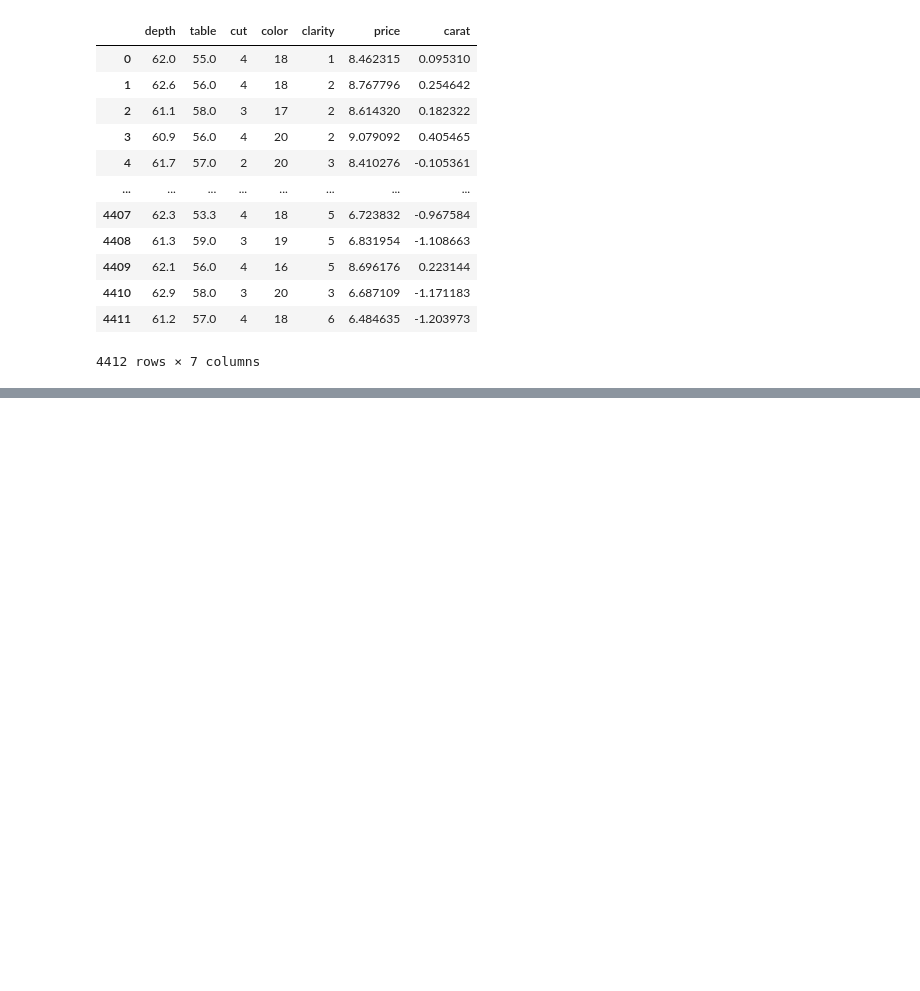
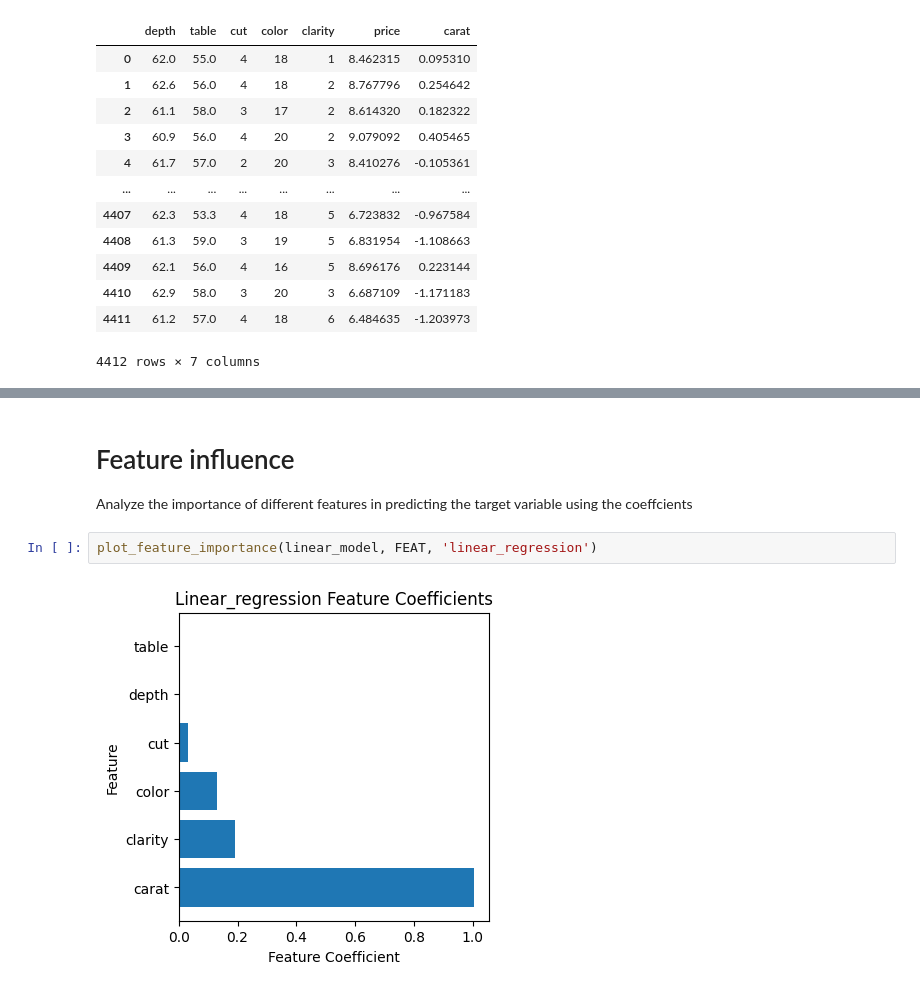
Before and after one commit to matildao-pane/xtream-ai-assignment-engineer, a Jupyter notebook: challenge_1/Training.ipynb, the cells around one changed output, grey strips where cells are left out. Drawn from its saved outputs; the diff is of its cells as text; blank space fills up the shorter version.

```diff
--- a/challenge_1/Training.ipynb
+++ b/challenge_1/Training.ipynb
@@ -74,0 +211,7 @@ for each model you choose to use, correlate the choice based on the data you saw
+# %% [markdown]
+# Feature influence
+Analyze the importance of different features in predicting the target variable using the coeffcients
+# %%
+plot_feature_importance(linear_model, FEAT, 'linear_regression')
+# %% [output]
+[figure, added]
```
Also changed, not shown: parts of 20 cells of this notebook.
